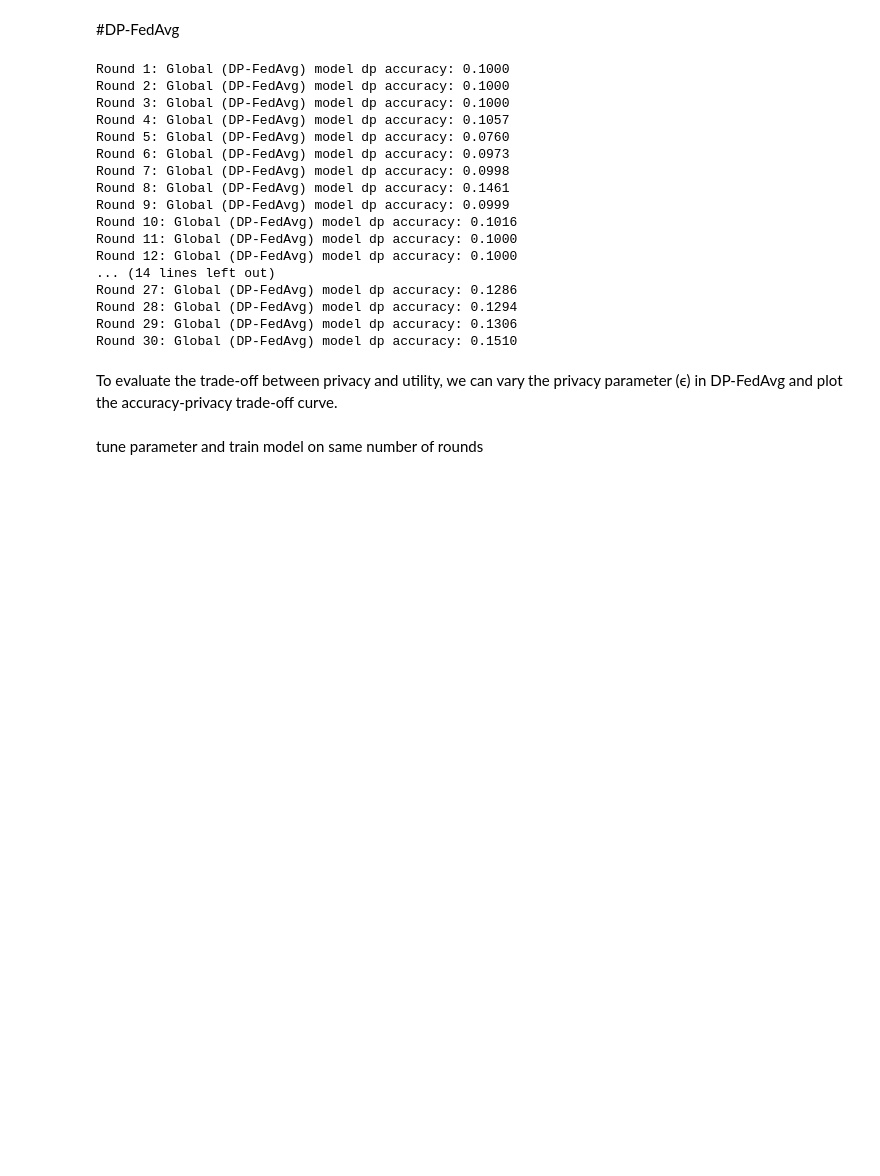
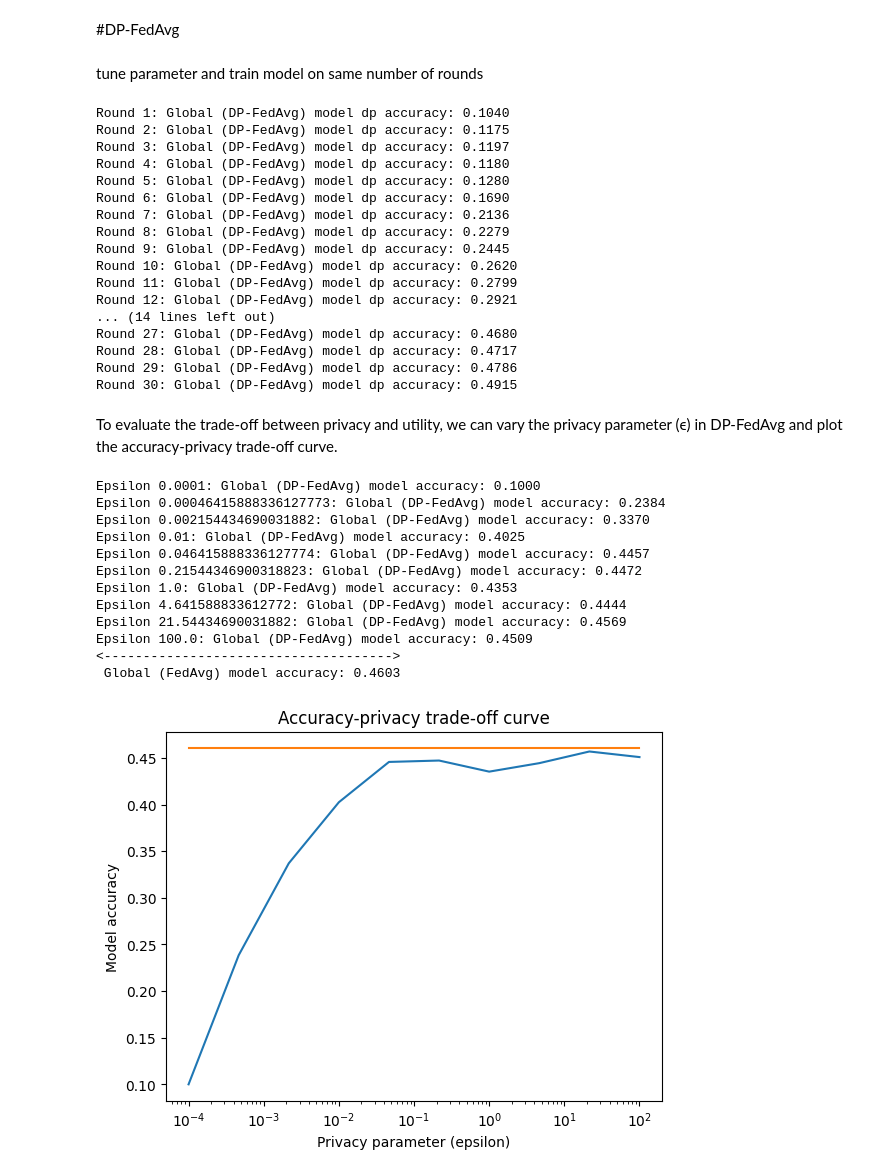
Before and after one commit to ZahraDehghanian97/DP-FedAvg, a Jupyter notebook: DP_FedAvg.ipynb, the cells around one changed output. Cells and saved outputs as stored; diff of their text form; code cells hidden in the pictures; blank space fills up the shorter version.

```diff
--- a/DP_FedAvg.ipynb
+++ b/DP_FedAvg.ipynb
@@ -138,9 +138,9 @@ def train_client_dp(client_loader, global_model, local_epochs,delta,epsilon):
             loss = criterion(outputs, labels)
             loss.backward()
             optimizer.step()
-        # Add Laplace noise to the client model
+        # # Add Laplace noise to the client model
         for param in local_model.parameters():
-            noise = Laplace(0, 2 * len(client_loader.dataset) * delta /(100 *epsilon))
+            noise = Laplace(0, 2 * len(client_loader.dataset) * delta /epsilon)
             param.data.add_(noise.sample())
 
     return local_model.state_dict()
@@ -158,12 +158,14 @@ def aggregate_models_dp(global_model, client_models, client_loaders,delta,epsilo
     global_model.load_state_dict(avg_state_dict)
 
     return global_model
+# %% [markdown]
+tune parameter and train model on same number of rounds
 # %%
 global_model_dp = SimpleCNN()
 num_rounds = 30
 local_epochs = 1
 epsilon = 1.0
-delta = 1e-5
+delta = 0.002
 
 for round in range(num_rounds):
     client_models = [train_client_dp(client_loader, global_model_dp, local_epochs,delta,epsilon) for client_loader in client_loaders]
@@ -171,50 +173,76 @@ for round in range(num_rounds):
     accuracy = test_model(global_model_dp, test_loader)
     print(f"Round {round + 1}: Global (DP-FedAvg) model dp accuracy: {accuracy:.4f}")
 # %% [output]
-Round 1: Global (DP-FedAvg) model dp accuracy: 0.1000
-Round 2: Global (DP-FedAvg) model dp accuracy: 0.1000
-Round 3: Global (DP-FedAvg) model dp accuracy: 0.1000
-Round 4: Global (DP-FedAvg) model dp accuracy: 0.1057
-Round 5: Global (DP-FedAvg) model dp accuracy: 0.0760
-Round 6: Global (DP-FedAvg) model dp accuracy: 0.0973
-Round 7: Global (DP-FedAvg) model dp accuracy: 0.0998
-Round 8: Global (DP-FedAvg) model dp accuracy: 0.1461
-Round 9: Global (DP-FedAvg) model dp accuracy: 0.0999
-Round 10: Global (DP-FedAvg) model dp accuracy: 0.1016
-Round 11: Global (DP-FedAvg) model dp accuracy: 0.1000
-Round 12: Global (DP-FedAvg) model dp accuracy: 0.1000
+Round 1: Global (DP-FedAvg) model dp accuracy: 0.1040
+Round 2: Global (DP-FedAvg) model dp accuracy: 0.1175
+Round 3: Global (DP-FedAvg) model dp accuracy: 0.1197
+Round 4: Global (DP-FedAvg) model dp accuracy: 0.1180
+Round 5: Global (DP-FedAvg) model dp accuracy: 0.1280
+Round 6: Global (DP-FedAvg) model dp accuracy: 0.1690
+Round 7: Global (DP-FedAvg) model dp accuracy: 0.2136
+Round 8: Global (DP-FedAvg) model dp accuracy: 0.2279
+Round 9: Global (DP-FedAvg) model dp accuracy: 0.2445
+Round 10: Global (DP-FedAvg) model dp accuracy: 0.2620
+Round 11: Global (DP-FedAvg) model dp accuracy: 0.2799
+Round 12: Global (DP-FedAvg) model dp accuracy: 0.2921
 ... (14 lines left out)
-Round 27: Global (DP-FedAvg) model dp accuracy: 0.1286
-Round 28: Global (DP-FedAvg) model dp accuracy: 0.1294
-Round 29: Global (DP-FedAvg) model dp accuracy: 0.1306
-Round 30: Global (DP-FedAvg) model dp accuracy: 0.1510
+Round 27: Global (DP-FedAvg) model dp accuracy: 0.4680
+Round 28: Global (DP-FedAvg) model dp accuracy: 0.4717
+Round 29: Global (DP-FedAvg) model dp accuracy: 0.4786
+Round 30: Global (DP-FedAvg) model dp accuracy: 0.4915
 # %% [markdown]
 To evaluate the trade-off between privacy and utility, we can vary the privacy parameter (ϵ) in DP-FedAvg and plot the accuracy-privacy trade-off curve.
 # %%
 import matplotlib.pyplot as plt
+import numpy as np
 # Define the range of privacy parameter values to test
 epsilons = np.logspace(-4, 2, 10)
 num_rounds = 20
 local_epochs = 1
 delta = 1e-5
+accuracies = []
 
 # Evaluate the model accuracy for each epsilon value
-accuracies = []
 for epsilon in epsilons:
   global_model_dp = SimpleCNN()
   for round in range(num_rounds):
     client_models = [train_client_dp(client_loader, global_model_dp, local_epochs,delta,epsilon) for client_loader in client_loaders]
     global_model_dp = aggregate_models_dp(global_model_dp, client_models, client_loaders,delta,epsilon)
   accuracy = test_model(global_model_dp, test_loader)
-  print(f"Epsilon {epsilon}: Global (DP-FedAvg) model dp accuracy: {accuracy:.4f}")
+  print(f"Epsilon {epsilon}: Global (DP-FedAvg) model accuracy: {accuracy:.4f}")
   accuracies.append(accuracy)
+
+print("<------------------------------------->")
+global_model = SimpleCNN()
+for round in range(num_rounds):
+    client_models = [train_client(client_loader, global_model, local_epochs) for client_loader in client_loaders]
+    global_model = aggregate_models(global_model, client_models, client_loaders)
+accuracy = test_model(global_model, test_loader)
+print(f" Global (FedAvg) model accuracy: {accuracy:.4f}")
+
+not_dp_accuracies =[]
+for i in range (len(accuracies)):
+  not_dp_accuracies.append(accuracy)
 
 # Plot the accuracy-privacy trade-off curve
 plt.semilogx(epsilons, accuracies)
+plt.semilogx(epsilons, not_dp_accuracies)
 plt.xlabel('Privacy parameter (epsilon)')
 plt.ylabel('Model accuracy')
 plt.title('Accuracy-privacy trade-off curve')
 plt.show()
+# %% [output]
+Epsilon 0.0001: Global (DP-FedAvg) model accuracy: 0.1000
+Epsilon 0.00046415888336127773: Global (DP-FedAvg) model accuracy: 0.2384
+Epsilon 0.002154434690031882: Global (DP-FedAvg) model accuracy: 0.3370
+Epsilon 0.01: Global (DP-FedAvg) model accuracy: 0.4025
+Epsilon 0.046415888336127774: Global (DP-FedAvg) model accuracy: 0.4457
+Epsilon 0.21544346900318823: Global (DP-FedAvg) model accuracy: 0.4472
+Epsilon 1.0: Global (DP-FedAvg) model accuracy: 0.4353
+Epsilon 4.641588833612772: Global (DP-FedAvg) model accuracy: 0.4444
+Epsilon 21.54434690031882: Global (DP-FedAvg) model accuracy: 0.4569
+Epsilon 100.0: Global (DP-FedAvg) model accuracy: 0.4509
+<------------------------------------->
+ Global (FedAvg) model accuracy: 0.4603
+[figure, added]
-# %% [markdown]
-tune parameter and train model on same number of rounds
 # %% [markdown]
```
Also changed, not shown: parts of 7 cells of this notebook.
